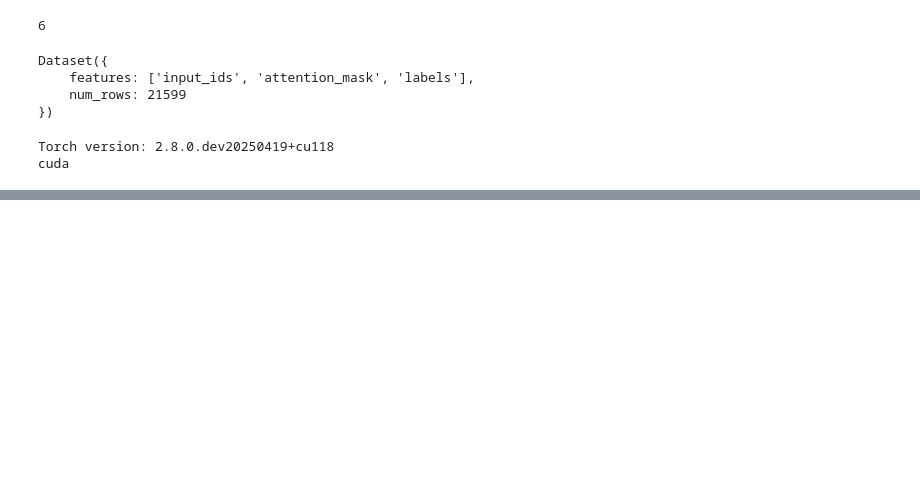
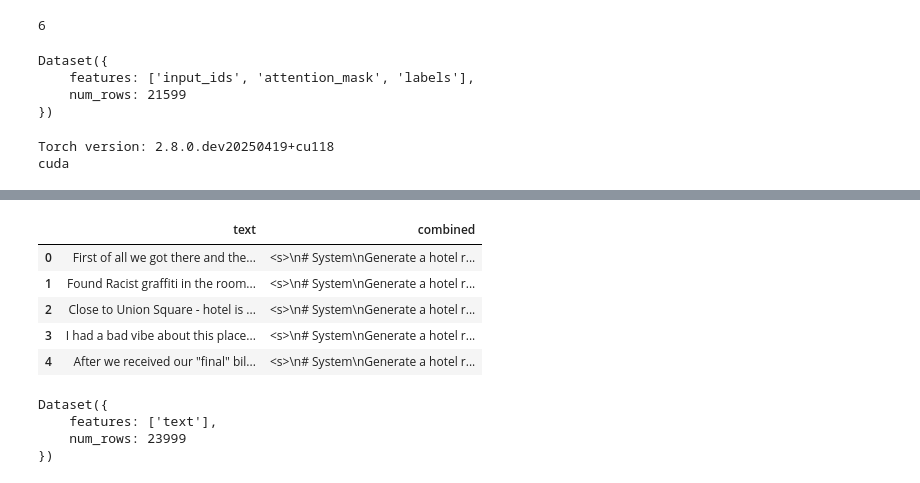
Before and after one commit to ArpanMukhopadhyay/NLP_applied, a Jupyter notebook: assignment2/ANLP_2025_S1_assignment2_a1797378_arpan_version05.ipynb, the cells around one changed output, grey strips where cells are left out. Drawn from its saved outputs; the diff is of its cells as text; code cells hidden in the pictures; blank space fills up the shorter version.

Commit message:
llama implemented

```diff
--- a/assignment2/ANLP_2025_S1_assignment2_a1797378_arpan_version05.ipynb
+++ b/assignment2/ANLP_2025_S1_assignment2_a1797378_arpan_version05.ipynb
@@ -893,0 +999,41 @@ import peft
+# %%
+def build_prompt_llama(dfrow):
+    FILL = '<MISSING>'
+
+    def format_prompt(col, val):
+        return f"{col}: {FILL if pd.isna(val) else int(val)}"
+
+    def rating_to_len(rating):
+        if rating == 1 or rating == 2:
+            return "LONG"
+        elif rating == 3:
+            return "MED"
+        elif rating == 4 or rating == 5:
+            return "SHORT"
+
+    form = [
+        "<s>",
+        "# System",
+        "Generate a hotel review based on the given ratings and features",
+        "",
+        "# Features",
+        format_prompt('service', dfrow['service']),
+        format_prompt('cleanliness',dfrow['cleanliness']),
+        format_prompt('value', dfrow['value']),
+        format_prompt('rooms', dfrow['rooms']),
+        format_prompt('location', dfrow['location']),
+        format_prompt('sleep_quality', dfrow['sleep_quality']),
+        format_prompt('overall', dfrow['overall']),
+        f"date_stayed: {dfrow['date_stayed'] if not pd.isna(dfrow['date_stayed']) else FILL}",
+        f"device: {'PHONE' if bool(dfrow['via_mobile']) else 'COMPUTER'}",
+        f"review length: {rating_to_len(dfrow['overall'])}",
+        "",
+        "# Review",
+        dfrow["text"],
+        "</s>"
+    ]
+    return "\n".join(form)
+# %%
+train_data_new['combined'] = train_data_new.apply(build_prompt_llama, axis=1)
+
+print(train_data_new.loc[0]['combined'])
@@ -893,0 +1058,21 @@ import peft
+# %%
+llama_df = train_data_new[['text', 'combined']]
+llama_df.head()
+# %% [output]
+|  | text | combined |
+| 0 | First of all we got there and the... | <s>\n# System\nGenerate a hotel r... |
+| 1 | Found Racist graffiti in the room... | <s>\n# System\nGenerate a hotel r... |
+| 2 | Close to Union Square - hotel is ... | <s>\n# System\nGenerate a hotel r... |
+| 3 | I had a bad vibe about this place... | <s>\n# System\nGenerate a hotel r... |
+| 4 | After we received our "final" bil... | <s>\n# System\nGenerate a hotel r... |
+# %%
+hf_llama = Dataset.from_pandas(llama_df[['combined']].rename(
+    columns={'combined':'text'}
+))
+
+hf_llama
+# %% [output]
+Dataset({
+    features: ['text'],
+    num_rows: 23999
+})
```
Also changed, not shown: parts of 30 cells of this notebook, 2 other files.
